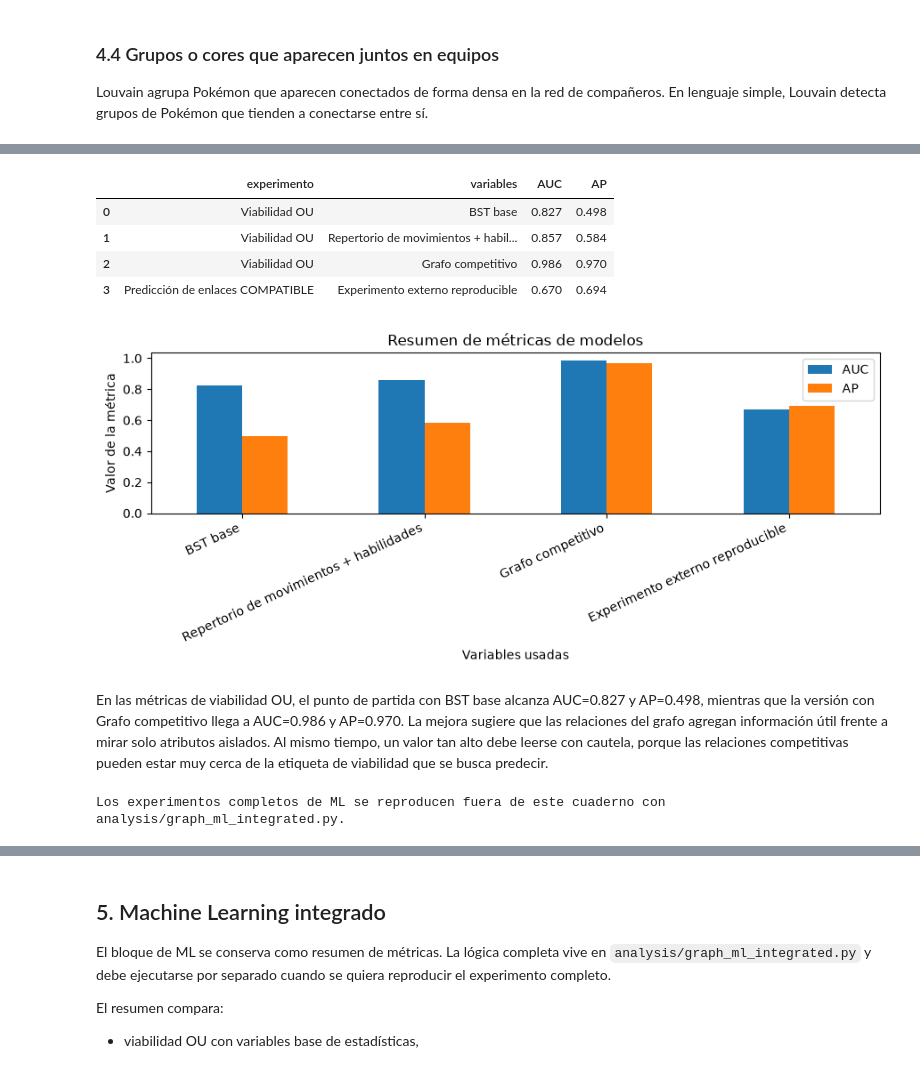
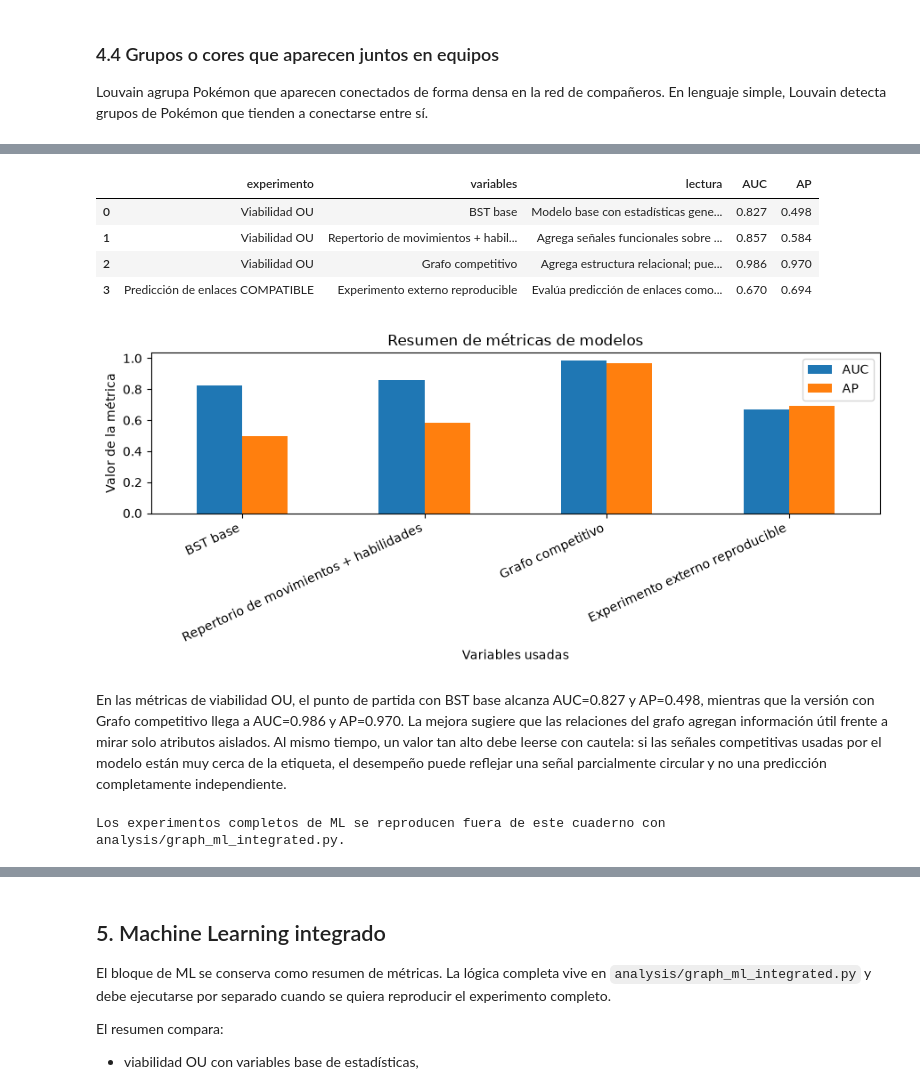
Before and after one commit to blvckvenom/mds7205-pokeapi-kg, a Jupyter notebook: analysis/reporte_integrado.ipynb, the cells around one changed output, grey strips where cells are left out. Saved outputs shown, nothing was run; the diff lists cells and outputs as text; code cells hidden in the pictures.

Commit message:
WIP mejora reporte integrado para revision

```diff
--- a/analysis/reporte_integrado.ipynb
+++ b/analysis/reporte_integrado.ipynb
@@ -842,35 +1474,47 @@ tiempo de ejecución controlado.
 # %%
 metricas_ml = pd.DataFrame([
     {"experimento": "Viabilidad OU", "variables": "BST base", "AUC": 0.827, "AP": 0.498},
     {"experimento": "Viabilidad OU", "variables": "Repertorio de movimientos + habilidades", "AUC": 0.857, "AP": 0.584},
     {"experimento": "Viabilidad OU", "variables": "Grafo competitivo", "AUC": 0.986, "AP": 0.970},
     {"experimento": "Predicción de enlaces COMPATIBLE", "variables": "Experimento externo reproducible", "AUC": 0.670, "AP": 0.694},
 ])
 
-display(metricas_ml)
+lecturas_metricas = {
+    "BST base": "Modelo base con estadísticas generales; sirve como comparación mínima.",
+    "Repertorio de movimientos + habilidades": "Agrega señales funcionales sobre recursos disponibles.",
+    "Grafo competitivo": "Agrega estructura relacional; puede contener señal fuerte, pero cercana al objetivo.",
+    "Experimento externo reproducible": "Evalúa predicción de enlaces como tarea separada y reproducible."
+}
+
+metricas_presentacion = metricas_ml.copy()
+metricas_presentacion["lectura"] = metricas_presentacion["variables"].map(lecturas_metricas)
+display(metricas_presentacion[["experimento", "variables", "lectura", "AUC", "AP"]])
+
 ax = metricas_ml.set_index('variables')[['AUC', 'AP']].plot.bar(figsize=(9, 4))
 ax.set_title('Resumen de métricas de modelos')
 ax.set_xlabel('Variables usadas')
 ax.set_ylabel('Valor de la métrica')
 plt.xticks(rotation=25, ha='right')
 plt.tight_layout()
 plt.show()
+
 base = metricas_ml.iloc[0]
 grafo = metricas_ml[metricas_ml['variables'] == 'Grafo competitivo'].iloc[0]
 display(Markdown(
     f"En las métricas de viabilidad OU, el punto de partida con {base['variables']} alcanza AUC={base['AUC']:.3f} y AP={base['AP']:.3f}, "
     f"mientras que la versión con {grafo['variables']} llega a AUC={grafo['AUC']:.3f} y AP={grafo['AP']:.3f}. "
-    "La mejora sugiere que las relaciones del grafo agregan información útil frente a mirar solo atributos aislados. Al mismo tiempo, un valor tan alto debe leerse con cautela, "
-    "porque las relaciones competitivas pueden estar muy cerca de la etiqueta de viabilidad que se busca predecir."
+    "La mejora sugiere que las relaciones del grafo agregan información útil frente a mirar solo atributos aislados. "
+    "Al mismo tiempo, un valor tan alto debe leerse con cautela: si las señales competitivas usadas por el modelo están muy cerca de la etiqueta, "
+    "el desempeño puede reflejar una señal parcialmente circular y no una predicción completamente independiente."
 ))
 
 print("Los experimentos completos de ML se reproducen fuera de este cuaderno con analysis/graph_ml_integrated.py.")
 # %% [output]
-|  | experimento | variables | AUC | AP |
-| 0 | Viabilidad OU | BST base | 0.827 | 0.498 |
-| 1 | Viabilidad OU | Repertorio de movimientos + habil... | 0.857 | 0.584 |
-| 2 | Viabilidad OU | Grafo competitivo | 0.986 | 0.970 |
-| 3 | Predicción de enlaces COMPATIBLE | Experimento externo reproducible | 0.670 | 0.694 |
+|  | experimento | variables | lectura | AUC | AP |
+| 0 | Viabilidad OU | BST base | Modelo base con estadísticas gene... | 0.827 | 0.498 |
+| 1 | Viabilidad OU | Repertorio de movimientos + habil... | Agrega señales funcionales sobre ... | 0.857 | 0.584 |
+| 2 | Viabilidad OU | Grafo competitivo | Agrega estructura relacional; pue... | 0.986 | 0.970 |
+| 3 | Predicción de enlaces COMPATIBLE | Experimento externo reproducible | Evalúa predicción de enlaces como... | 0.670 | 0.694 |
 [figure]
-En las métricas de viabilidad OU, el punto de partida con BST base alcanza AUC=0.827 y AP=0.498, mientras que la versión con Grafo competitivo llega a AUC=0.986 y AP=0.970. La mejora sugiere que las relaciones del grafo agregan información útil frente a mirar solo atributos aislados. Al mismo tiempo, un valor tan alto debe leerse con cautela, porque las relaciones competitivas pueden estar muy cerca de la etiqueta de viabilidad que se busca predecir.
+En las métricas de viabilidad OU, el punto de partida con BST base alcanza AUC=0.827 y AP=0.498, mientras que la versión con Grafo competitivo llega a AUC=0.986 y AP=0.970. La mejora sugiere que las relaciones del grafo agregan información útil frente a mirar solo atributos aislados. Al mismo tiempo, un valor tan alto debe leerse con cautela: si las señales competitivas usadas por el modelo están muy cerca de la etiqueta, el desempeño puede reflejar una señal parcialmente circular y no una predicción completamente independiente.
 Los experimentos completos de ML se reproducen fuera de este cuaderno con analysis/graph_ml_integrated.py.
```
Also changed, not shown: parts of 39 cells of this notebook, 1 other file.
